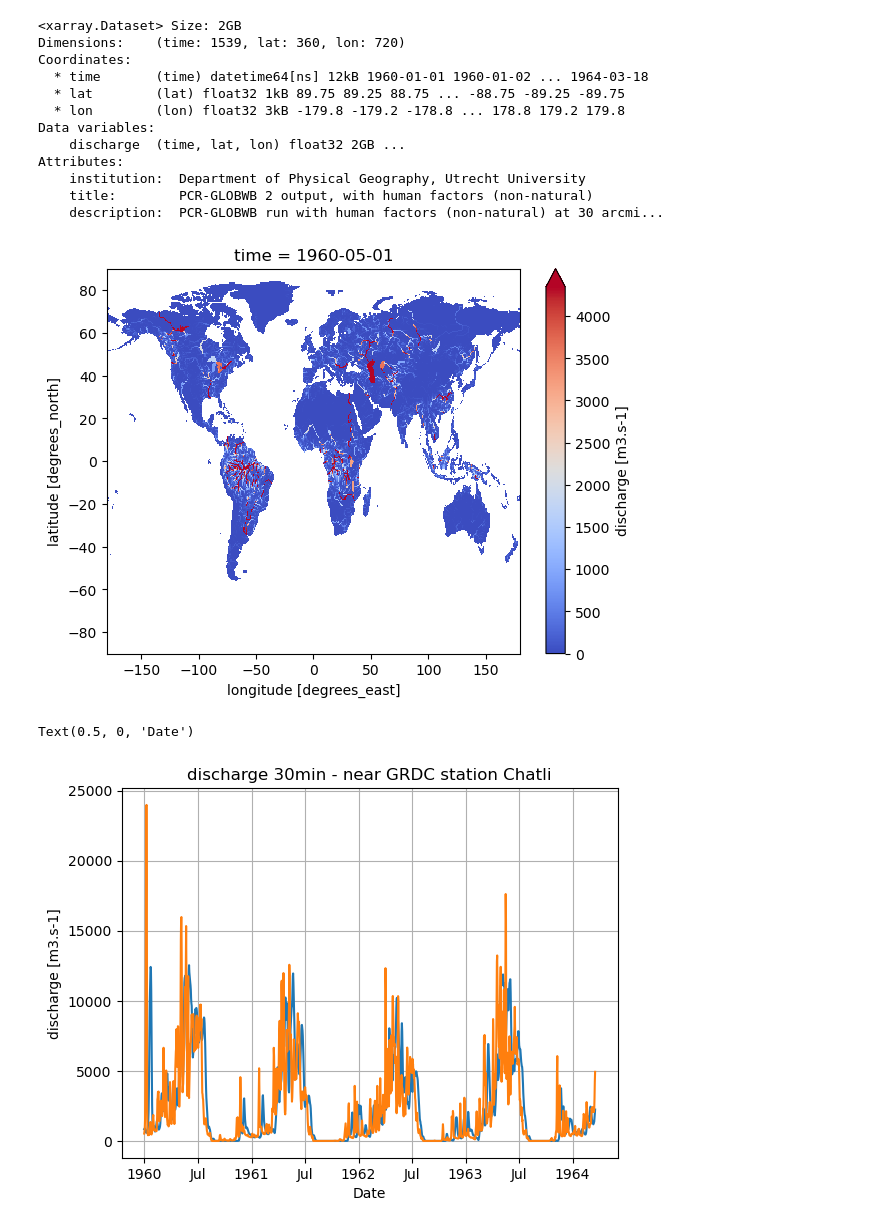
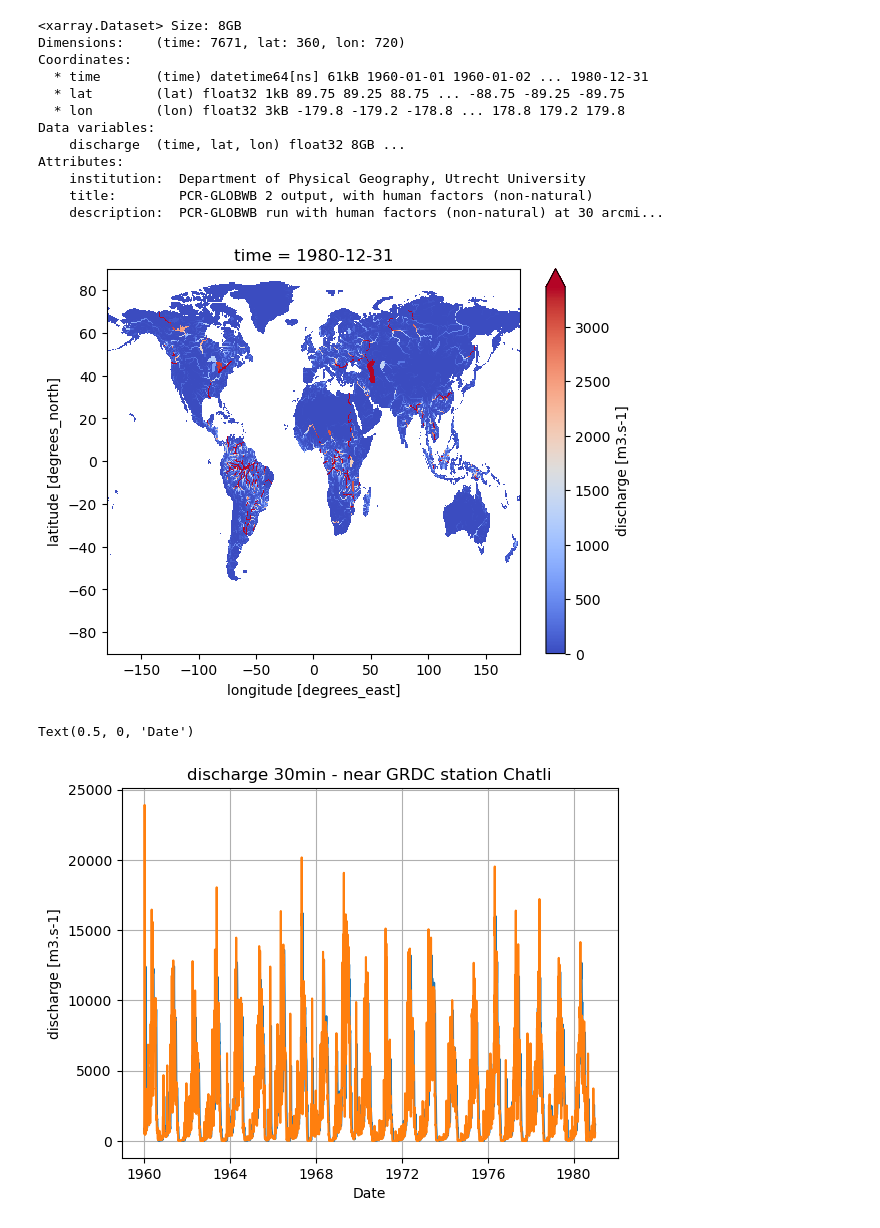
Before and after one commit to andrevdv/MSc_AralSea, a Jupyter notebook: book/thesis_projects/MSc/2025_Q1_AndreVanDerVeen_CEG/work_in_progress/Images_etc/PCRaster_tests.ipynb, the cells around one changed output. Saved outputs shown, nothing was run; the diff lists cells and outputs as text; code cells hidden in the pictures.

```diff
--- a/book/thesis_projects/MSc/2025_Q1_AndreVanDerVeen_CEG/work_in_progress/Images_etc/PCRaster_tests.ipynb
+++ b/book/thesis_projects/MSc/2025_Q1_AndreVanDerVeen_CEG/work_in_progress/Images_etc/PCRaster_tests.ipynb
@@ -7,4 +7,4 @@ import cartopy.feature as cfeature
 # %%
 #file_name = '/home/avandervee3/MSc_AralSea/book/thesis_projects/MSc/2025_Q1_AndreVanDerVeen_CEG/work_in_progress/Test_Aral/pcrglobwb_20250930_091104/netcdf/channelStorage_dailyTot_output.nc'
 
-file_name_1 = '/home/avandervee3/MSc_AralSea/book/thesis_projects/MSc/2025_Q1_AndreVanDerVeen_CEG/work_in_progress/Images_etc/discharge_dailyTot_output.nc'
+file_name_1 = '/home/avandervee3/MSc_AralSea/book/thesis_projects/MSc/2025_Q1_AndreVanDerVeen_CEG/work_in_progress/Images_etc/Discharge_6080_no_agri.nc'
@@ -13,14 +13,14 @@ file_name_1 = '/home/avandervee3/MSc_AralSea/book/thesis_projects/MSc/2025_Q1_An
 ds_1 = xr.open_dataset(file_name_1)
 print(ds_1)
 # %% [output]
-<xarray.Dataset> Size: 2GB
-Dimensions:    (time: 1539, lat: 360, lon: 720)
+<xarray.Dataset> Size: 8GB
+Dimensions:    (time: 7671, lat: 360, lon: 720)
 Coordinates:
-  * time       (time) datetime64[ns] 12kB 1960-01-01 1960-01-02 ... 1964-03-18
+  * time       (time) datetime64[ns] 61kB 1960-01-01 1960-01-02 ... 1980-12-31
   * lat        (lat) float32 1kB 89.75 89.25 88.75 ... -88.75 -89.25 -89.75
   * lon        (lon) float32 3kB -179.8 -179.2 -178.8 ... 178.8 179.2 179.8
 Data variables:
-    discharge  (time, lat, lon) float32 2GB ...
+    discharge  (time, lat, lon) float32 8GB ...
 Attributes:
     institution:  Department of Physical Geography, Utrecht University
     title:        PCR-GLOBWB 2 output, with human factors (non-natural)
@@ -28,21 +28,21 @@ Attributes:
 # %%
 # get the first variable name
 first_var = list(ds_1.data_vars)[0]
 
 # select that variable and last timestep
-da_1 = ds_1[first_var].isel(time=121)
+da_1 = ds_1[first_var].isel(time=-1)
 
 
 #da_1 = ds_1[0].isel(time =-1)
 
 
 da_1.plot(cmap="coolwarm", robust=True, size=5)
 
 #plt.title(str(da["valid_time"].values))  # extract timestamp from coords
 #plt.savefig('ERA5_pr_1988-12-22_21UTC.png')
 plt.show()
 # %% [output]
-[figure, old version]
+[figure, new version]
 # %%
 da_slice = ds_1[first_var].sel(lat=42.35144950637272,lon=59.6170672781565, method="nearest")
 da_slice_kerki = ds_1[first_var].sel(lat=37.84142225056401,lon=65.23396486873717, method="nearest")
@@ -55,7 +55,7 @@ plt.grid()
 plt.xlabel('Date')
 # %% [output]
 Text(0.5, 0, 'Date')
-[figure, old version]
+[figure, new version]
 # %%
 
 
```
Also changed, not shown: parts of 4 cells of this notebook, 2 other files.
